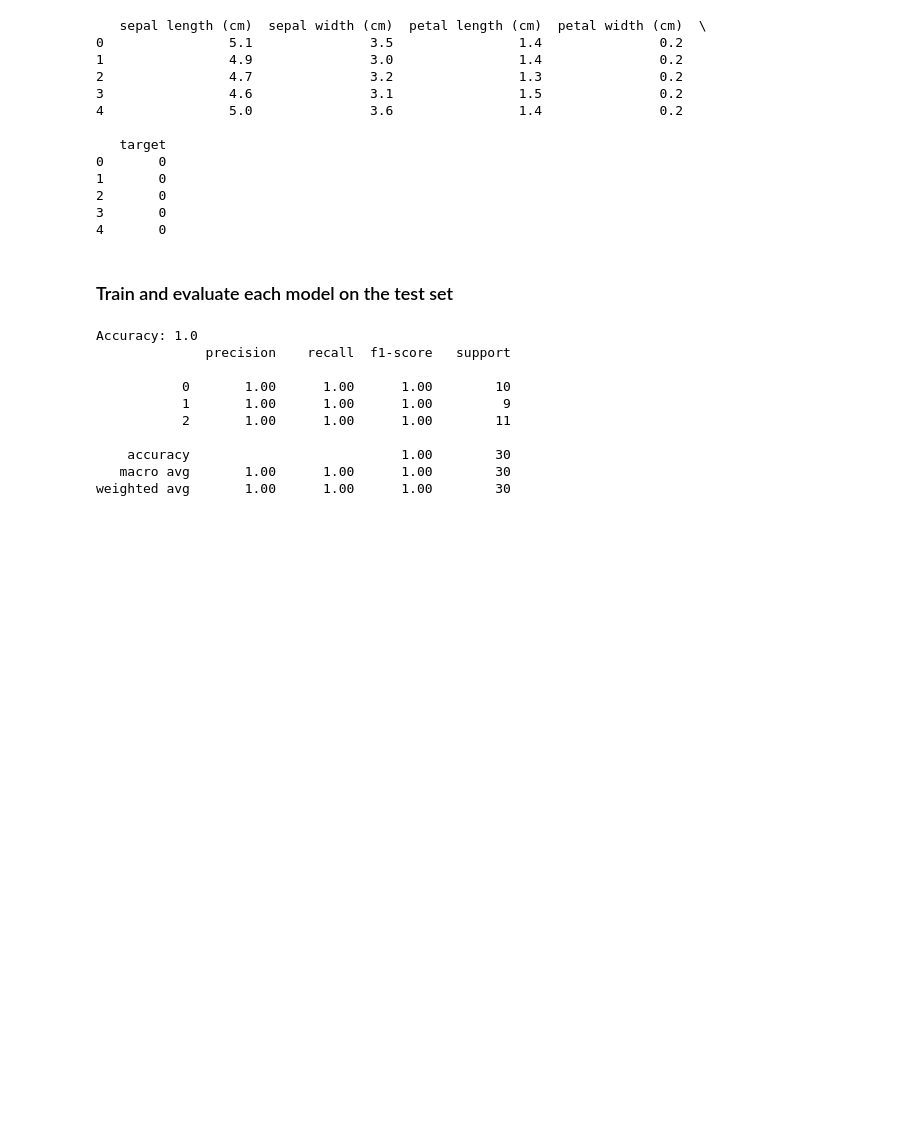
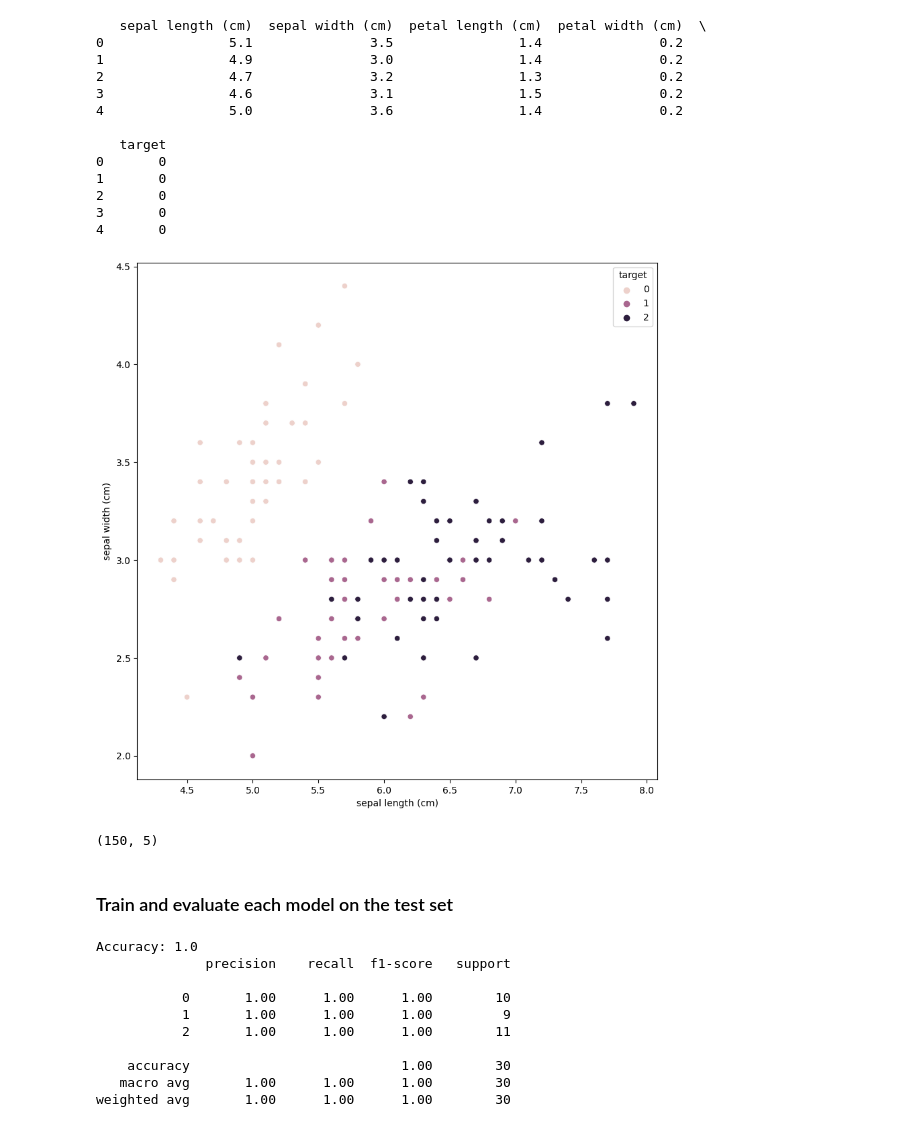
Before and after one commit to Leptons1618/Internships, a Jupyter notebook: IRIS Classifiaction/iris_flower.ipynb, the cells around one changed output. Cells and saved outputs as stored; diff of their text form; code cells hidden in the pictures; blank space fills up the shorter version.

```diff
--- a/IRIS Classifiaction/iris_flower.ipynb
+++ b/IRIS Classifiaction/iris_flower.ipynb
@@ -27,6 +27,21 @@ print(iris_df.head())
 2       0
 3       0
 4       0
+# %%
+# Plot a scatter plot of the data points to visualize the distribution of the data
+import matplotlib.pyplot as plt
+import seaborn as sns
+
+plt.figure(figsize=(10, 10))
+sns.scatterplot(x='sepal length (cm)', y='sepal width (cm)', hue='target', data=iris_df)
+plt.show()
+# %% [output]
+[figure, added]
+# %%
+# Shape of the dataset
+print(iris_df.shape)
+# %% [output]
+(150, 5)
 # %%
 from sklearn.model_selection import train_test_split
 
```
Also changed, not shown: parts of 2 cells of this notebook, 1 other file.
